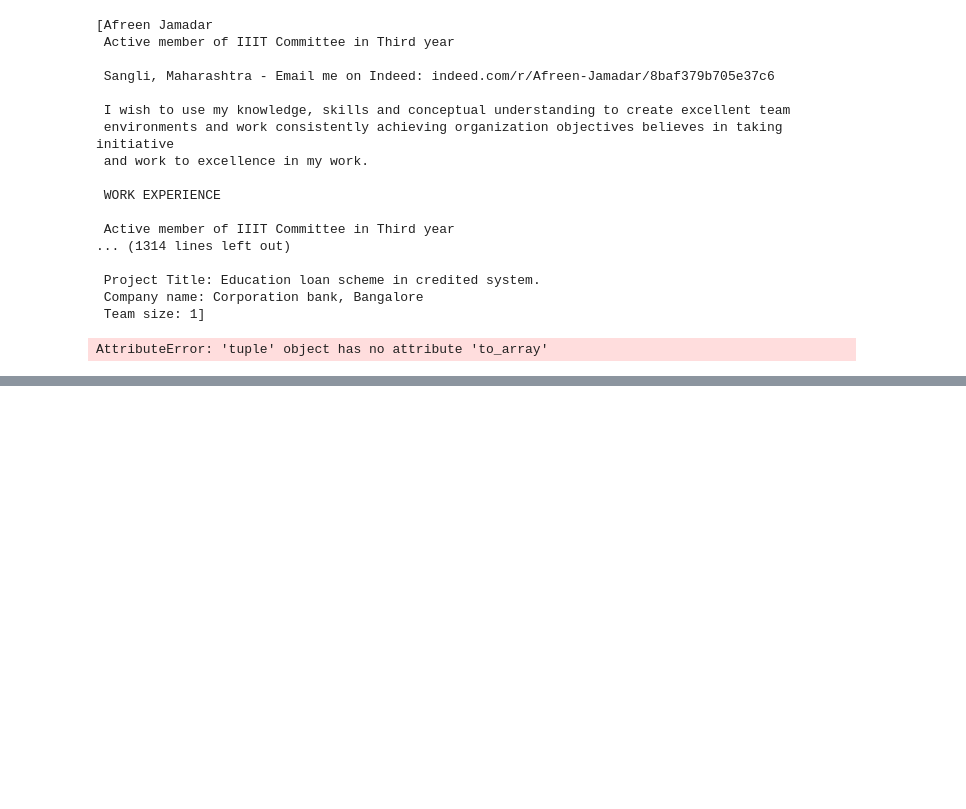
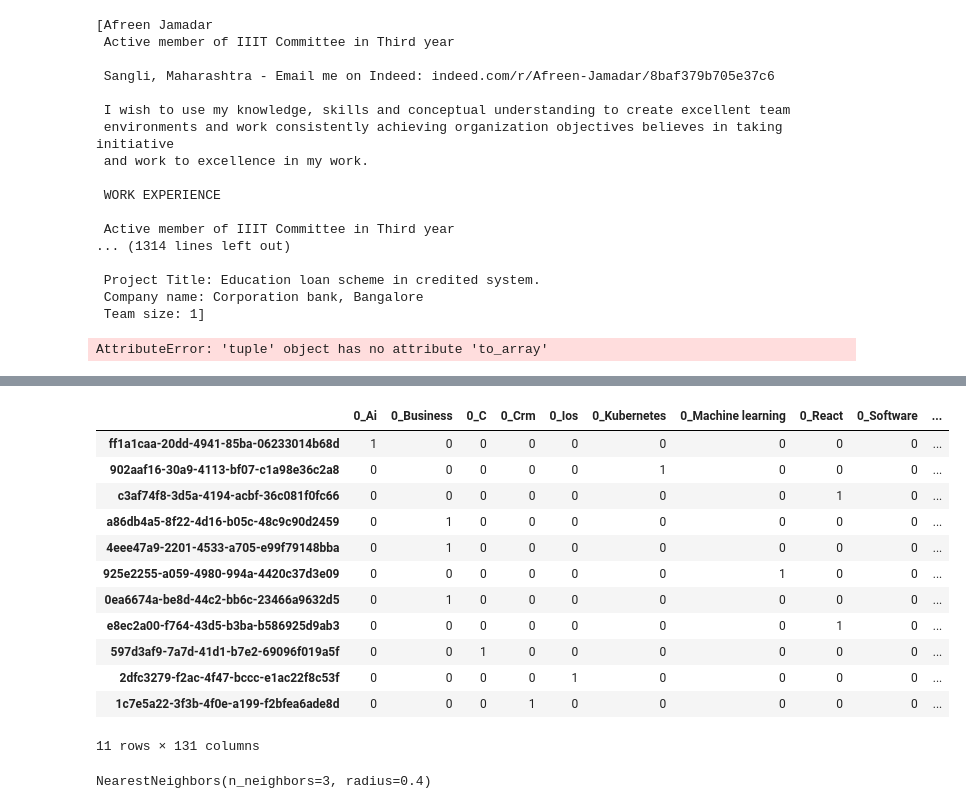
Before and after one commit to burak28/SmartCareerAI, a Jupyter notebook: new_nlp_model.ipynb, the cells around one changed output, grey strips where cells are left out. Saved outputs shown, nothing was run; the diff lists cells and outputs as text; code cells hidden in the pictures; blank space fills up the shorter version.

```diff
--- a/new_nlp_model.ipynb
+++ b/new_nlp_model.ipynb
@@ -87,0 +152,2 @@ AttributeError: 'tuple' object has no attribute 'to_array'
+# %%
+a = df.drop(labels=['41ad510c-c702-48c1-bae5-393914f46c99'], axis = 0, inplace=False)
@@ -87,0 +174,16 @@ AttributeError: 'tuple' object has no attribute 'to_array'
+# %%
+a
+# %% [output]
+|  | 0_Ai | 0_Business | 0_C | 0_Crm | 0_Ios | 0_Kubernetes | 0_Machine learning | 0_React | 0_Software | ... |
+| ff1a1caa-20dd-4941-85ba-06233014b68d | 1 | 0 | 0 | 0 | 0 | 0 | 0 | 0 | 0 | ... |
+| 902aaf16-30a9-4113-bf07-c1a98e36c2a8 | 0 | 0 | 0 | 0 | 0 | 1 | 0 | 0 | 0 | ... |
+| c3af74f8-3d5a-4194-acbf-36c081f0fc66 | 0 | 0 | 0 | 0 | 0 | 0 | 0 | 1 | 0 | ... |
+| a86db4a5-8f22-4d16-b05c-48c9c90d2459 | 0 | 1 | 0 | 0 | 0 | 0 | 0 | 0 | 0 | ... |
+| 4eee47a9-2201-4533-a705-e99f79148bba | 0 | 1 | 0 | 0 | 0 | 0 | 0 | 0 | 0 | ... |
+| 925e2255-a059-4980-994a-4420c37d3e09 | 0 | 0 | 0 | 0 | 0 | 0 | 1 | 0 | 0 | ... |
+| 0ea6674a-be8d-44c2-bb6c-23466a9632d5 | 0 | 1 | 0 | 0 | 0 | 0 | 0 | 0 | 0 | ... |
+| e8ec2a00-f764-43d5-b3ba-b586925d9ab3 | 0 | 0 | 0 | 0 | 0 | 0 | 0 | 1 | 0 | ... |
+| 597d3af9-7a7d-41d1-b7e2-69096f019a5f | 0 | 0 | 1 | 0 | 0 | 0 | 0 | 0 | 0 | ... |
+| 2dfc3279-f2ac-4f47-bccc-e1ac22f8c53f | 0 | 0 | 0 | 0 | 1 | 0 | 0 | 0 | 0 | ... |
+| 1c7e5a22-3f3b-4f0e-a199-f2bfea6ade8d | 0 | 0 | 0 | 1 | 0 | 0 | 0 | 0 | 0 | ... |
+11 rows × 131 columns
@@ -87,0 +193,5 @@ AttributeError: 'tuple' object has no attribute 'to_array'
+# %%
+neigh = NearestNeighbors(n_neighbors=3, radius=0.4)
+neigh.fit(a.to_numpy())
+# %% [output]
+NearestNeighbors(n_neighbors=3, radius=0.4)
```
Also changed, not shown: parts of 19 cells of this notebook, 2 other files.
